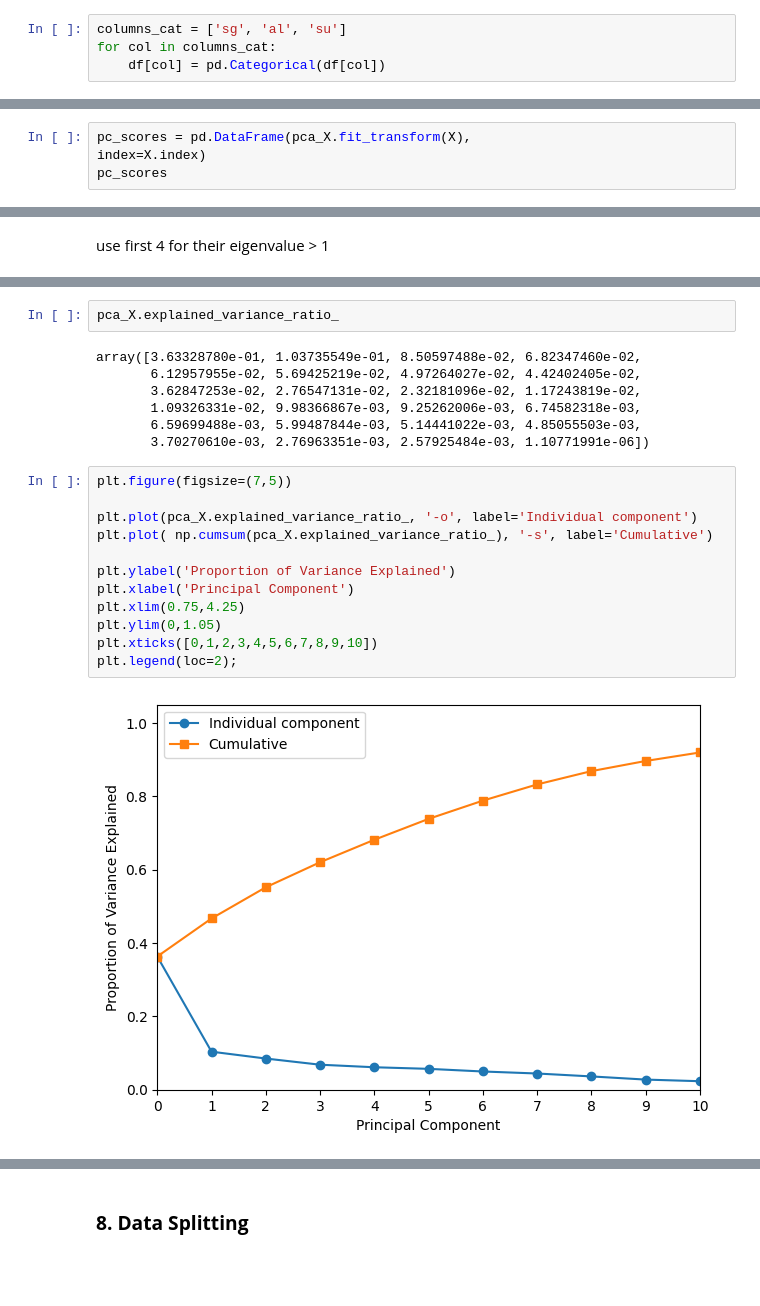
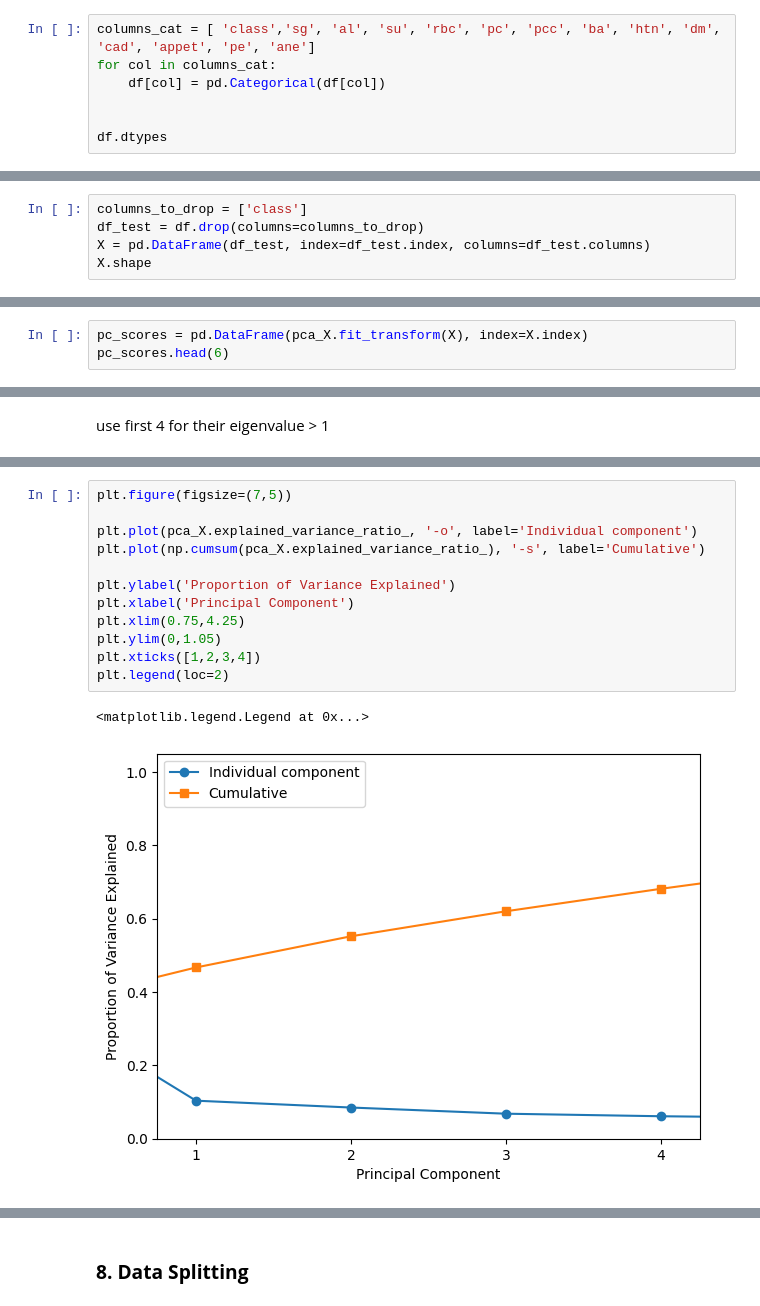
Before and after one commit to Barkesty/Project-Chronic-Kidney-Disease-Classification-Challenge, a Jupyter notebook: project.ipynb, the cells around one changed output, grey strips where cells are left out. Saved outputs shown, nothing was run; the diff lists cells and outputs as text; blank space fills up the shorter version.

```diff
--- a/project.ipynb
+++ b/project.ipynb
@@ -279,6 +279,9 @@ For example, when doing 'df[col].method(value, inplace=True)', try using 'df.met
 # %% [markdown]
 Now, we can convert those three numerical variables into categorical variables.
 # %%
-columns_cat = ['sg', 'al', 'su']
+columns_cat = [ 'class','sg', 'al', 'su', 'rbc', 'pc', 'pcc', 'ba', 'htn', 'dm', 'cad', 'appet', 'pe', 'ane']
 for col in columns_cat:
     df[col] = pd.Categorical(df[col])
+
+
+df.dtypes
@@ -406,0 +537,5 @@ For the rest of the outliers we remove them .
+# %%
+columns_to_drop = ['class']
+df_test = df.drop(columns=columns_to_drop)
+X = pd.DataFrame(df_test, index=df_test.index, columns=df_test.columns)
+X.shape
@@ -489,7 +549,6 @@ pca_X = PCA()
 # %%
-pc_scores = pd.DataFrame(pca_X.fit_transform(X),
-index=X.index)
-pc_scores
+pc_scores = pd.DataFrame(pca_X.fit_transform(X), index=X.index)
+pc_scores.head(6)
 # %% [output]
 |  | 0 | 1 | 2 | 3 | 4 | 5 | 6 | 7 | 8 | 9 | ... | ... |
 | 0 | -1.100276 | 0.210773 | 0.090902 | 0.428113 | 0.199005 | -0.299214 | -0.610971 | 0.081702 | 0.544803 | -0.137929 | ... | ... |
@@ -546,23 +583,15 @@ array([5.53000452e+00, 1.57889517e+00, 1.29464227e+00, 1.03855922e+00,
-# %%
-pca_X.explained_variance_ratio_
-# %% [output]
-array([3.63328780e-01, 1.03735549e-01, 8.50597488e-02, 6.82347460e-02,
-       6.12957955e-02, 5.69425219e-02, 4.97264027e-02, 4.42402405e-02,
-       3.62847253e-02, 2.76547131e-02, 2.32181096e-02, 1.17243819e-02,
-       1.09326331e-02, 9.98366867e-03, 9.25262006e-03, 6.74582318e-03,
-       6.59699488e-03, 5.99487844e-03, 5.14441022e-03, 4.85055503e-03,
-       3.70270610e-03, 2.76963351e-03, 2.57925484e-03, 1.10771991e-06])
 # %%
 plt.figure(figsize=(7,5))
 
 plt.plot(pca_X.explained_variance_ratio_, '-o', label='Individual component')
-plt.plot( np.cumsum(pca_X.explained_variance_ratio_), '-s', label='Cumulative')
+plt.plot(np.cumsum(pca_X.explained_variance_ratio_), '-s', label='Cumulative')
 
 plt.ylabel('Proportion of Variance Explained')
 plt.xlabel('Principal Component')
 plt.xlim(0.75,4.25)
 plt.ylim(0,1.05)
-plt.xticks([0,1,2,3,4,5,6,7,8,9,10])
-plt.legend(loc=2);
+plt.xticks([1,2,3,4])
+plt.legend(loc=2)
 # %% [output]
+<matplotlib.legend.Legend at 0x...>
-[figure, old version]
+[figure, new version]
```
Also changed, not shown: parts of 47 cells of this notebook.
